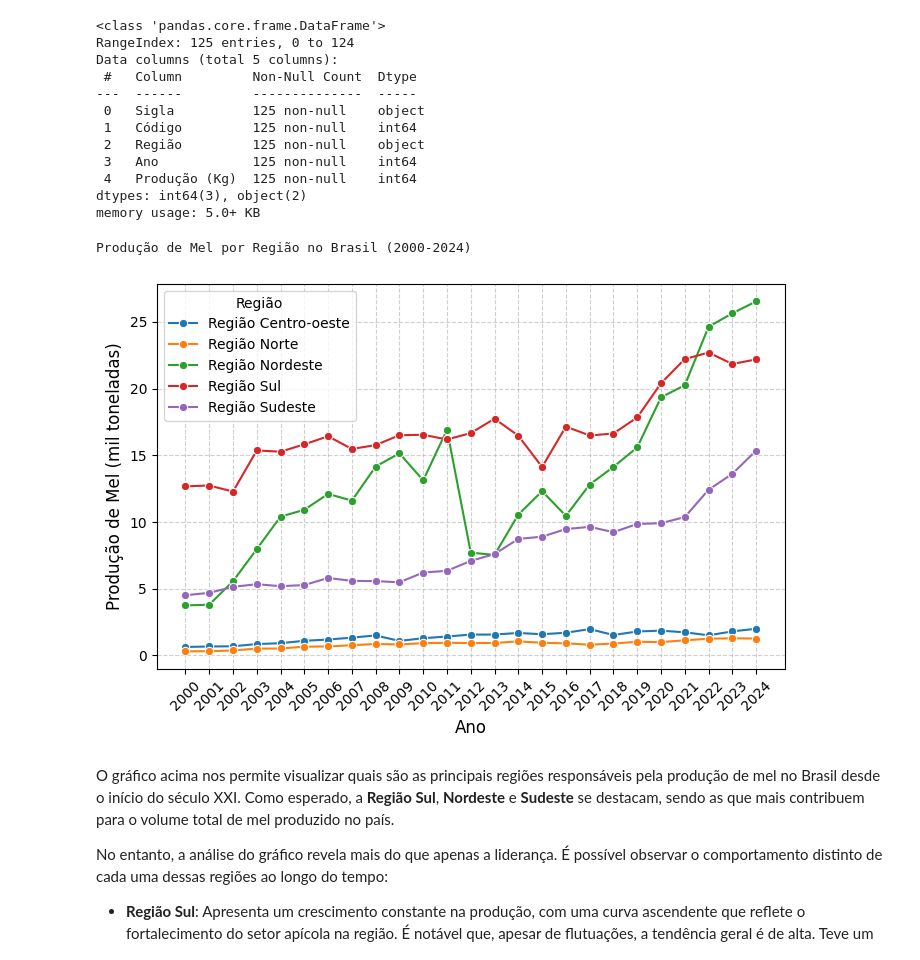
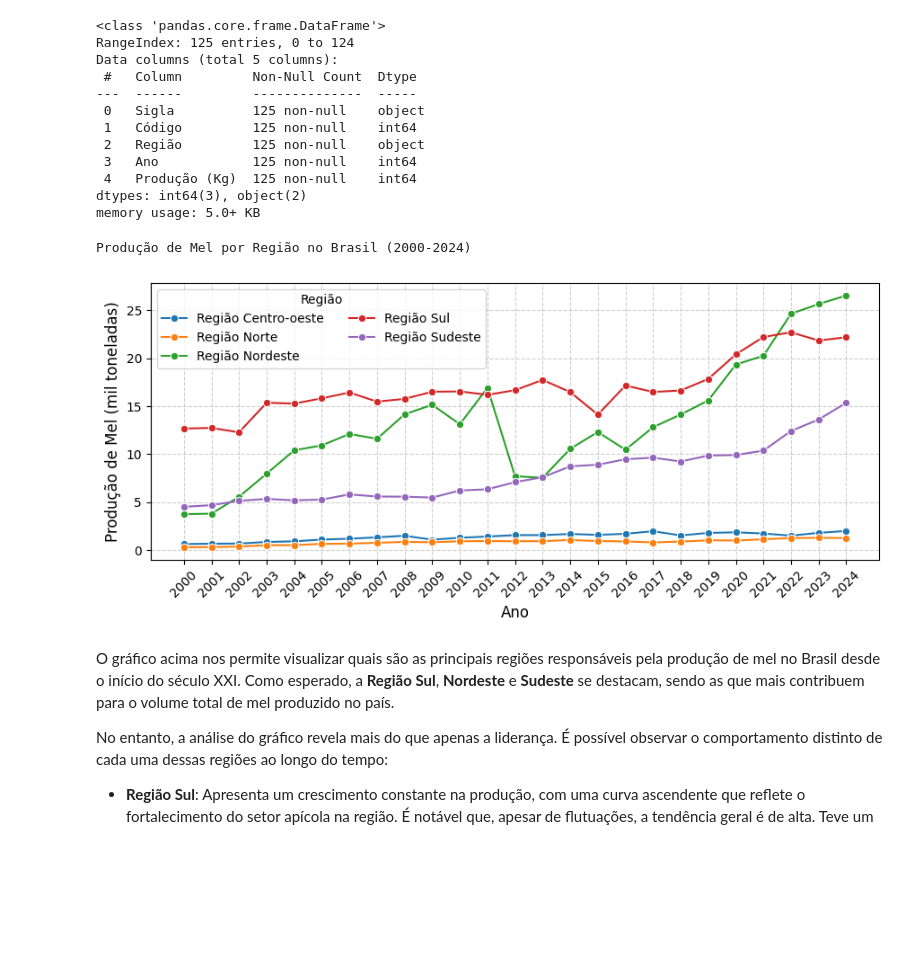
Before and after one commit to Gabriel-J-code/ad-projeto-bees-caatinga, a Jupyter notebook: Analise de dados (Mel).ipynb, the cells around one changed output. Cells and saved outputs as stored; diff of their text form; code cells hidden in the pictures; blank space fills up the shorter version.

```diff
--- a/Analise de dados (Mel).ipynb
+++ b/Analise de dados (Mel).ipynb
@@ -495,35 +495,35 @@ memory usage: 5.0+ KB
 # %%
 import pandas as pd
 import seaborn as sns
 import matplotlib.pyplot as plt
 import matplotlib.ticker as mtick
 print('Produção de Mel por Região no Brasil (2000-2024)')
-plt.figure(figsize=size_short)
+plt.figure(figsize=size_long)
 sns.lineplot(data=producao_rg, x='Ano', y='Produção (Kg)', hue='Região', marker='o')
 
 # Adicione título e rótulos
 
 plt.xlabel('Ano', fontsize=12)
 plt.ylabel('Produção de Mel (mil toneladas)', fontsize=12)
 plt.grid(True, linestyle='--', alpha=0.6)
 
 # Formate os rótulos do eixo Y para mostrar em milhões
 def millions_formatter(x, pos):
     """Função para formatar os valores do eixo Y em milhões."""
     return f'{x / 1e6:,.0f}'
 
 plt.gca().yaxis.set_major_formatter(mtick.FuncFormatter(millions_formatter))
 
 # Adicione a legenda
-plt.legend(title='Região', loc='upper left')
+plt.legend(title='Região', loc='upper left', ncol=2)
 
 # Rotacione os rótulos do eixo X para melhor leitura
 plt.xticks(producao_rg['Ano'].unique(), rotation=45)
 
 plt.show()
 # %% [output]
 Produção de Mel por Região no Brasil (2000-2024)
-[figure, old version]
+[figure, new version]
 # %% [markdown]
 O gráfico acima nos permite visualizar quais são as principais regiões responsáveis pela produção de mel no Brasil desde o início do século XXI. Como esperado, a **Região Sul**, **Nordeste** e **Sudeste** se destacam, sendo as que mais contribuem para o volume total de mel produzido no país.
 
```
Also changed, not shown: parts of 6 cells of this notebook.
